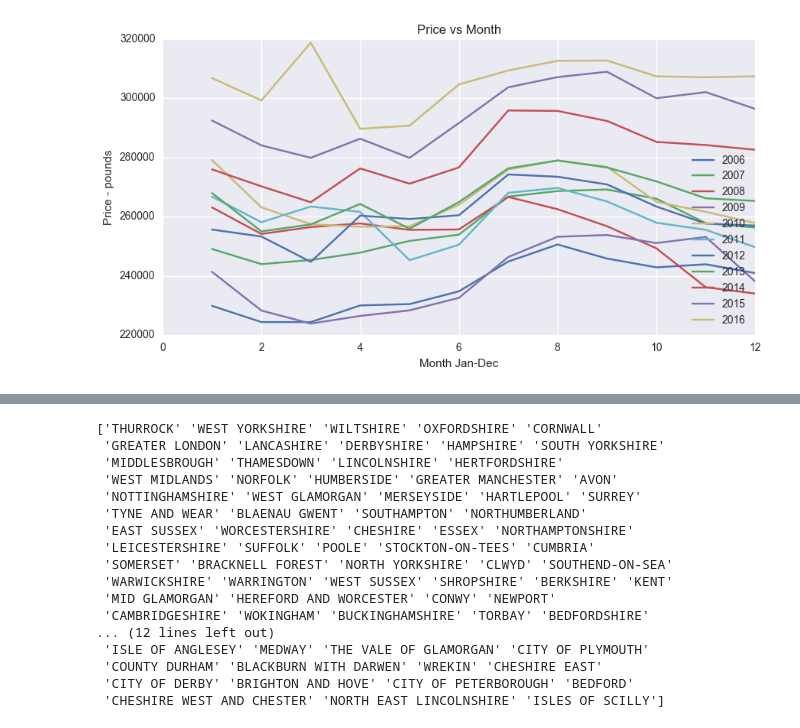
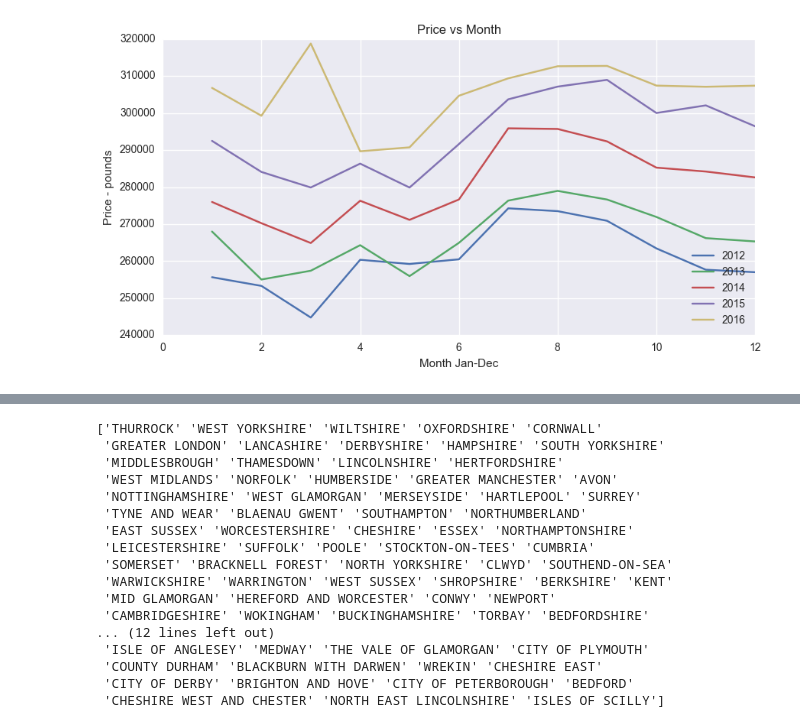
Before and after one commit to fhethomas/HousingUK, a Jupyter notebook: housing_price_analysis.ipynb, the cells around one changed output, grey strips where cells are left out. Saved outputs shown, nothing was run; the diff lists cells and outputs as text; code cells hidden in the pictures.

```diff
--- a/housing_price_analysis.ipynb
+++ b/housing_price_analysis.ipynb
@@ -58,12 +45,24 @@ housing_pivot = housing_pivot[time_range]
-# %%
-# Plot data
-plt.figure(figsize=(10,5))
-plt.subplot(1,1,1)
-plt.plot(housing_pivot)
-plt.legend(time_range,loc=4)
-plt.xlabel('Month Jan-Dec')
-plt.ylabel("Price - pounds")
-plt.title("Price vs Month")
-plt.show()
-# %% [output]
-[figure, removed]
+# %%
+# filter out data we don't want
+housing_df = property_filter_out(housing_df,'Property Type','TFO')
+# Convert the date column to actual datetime + create month/year columns
+housing_df['Date of Transfer'] = pd.to_datetime(housing_df['Date of Transfer'],dayfirst=True)
+housing_df['Est Date of Agreement'] = np.array(housing_df['Date of Transfer'])-np.timedelta64(8,'W')
+housing_df['Year'] = housing_df['Date of Transfer'].dt.year
+housing_df['Month'] = housing_df['Date of Transfer'].dt.month
+
+# Create a pivot table of data and select only the last 10 years
+housing_pivot = pd.pivot_table(housing_df,values='Price',index='Month',columns='Year',aggfunc='mean')
+time_range = np.arange(2012,2017)
+housing_pivot = housing_pivot[time_range]
+# Plot data
+plt.figure(figsize=(10,5))
+plt.subplot(1,1,1)
+plt.plot(housing_pivot)
+plt.legend(time_range,loc=4)
+plt.xlabel('Month Jan-Dec')
+plt.ylabel("Price - pounds")
+plt.title("Price vs Month")
+plt.show()
+# %% [output]
+[figure, added]
```
Also changed, not shown: parts of 26 cells of this notebook, 1 other file.
